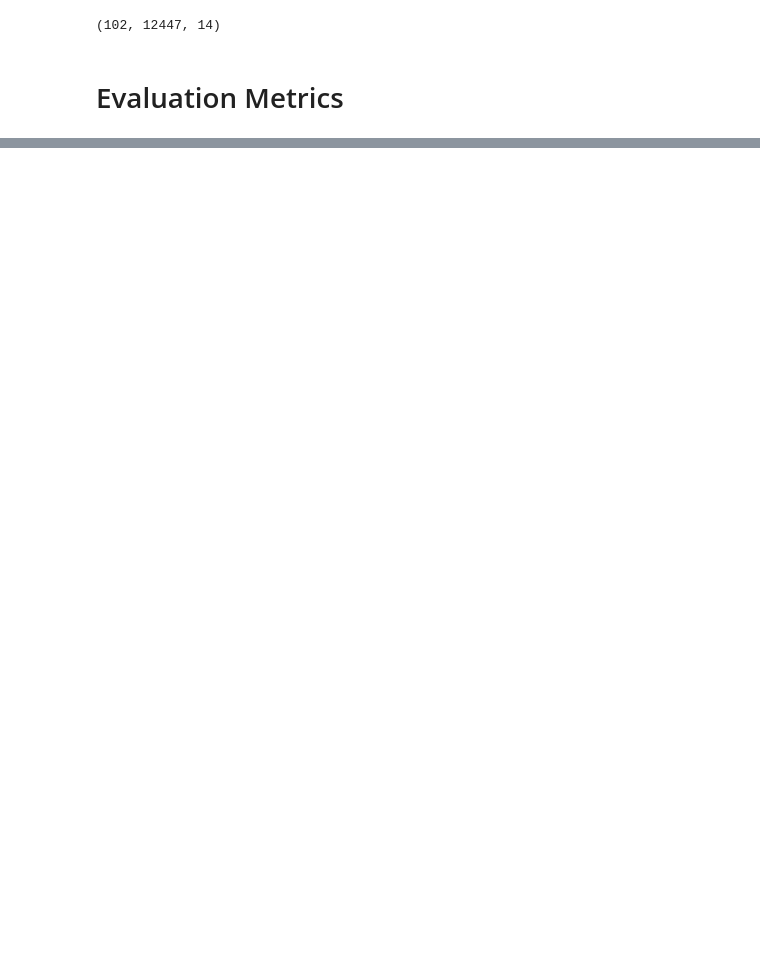
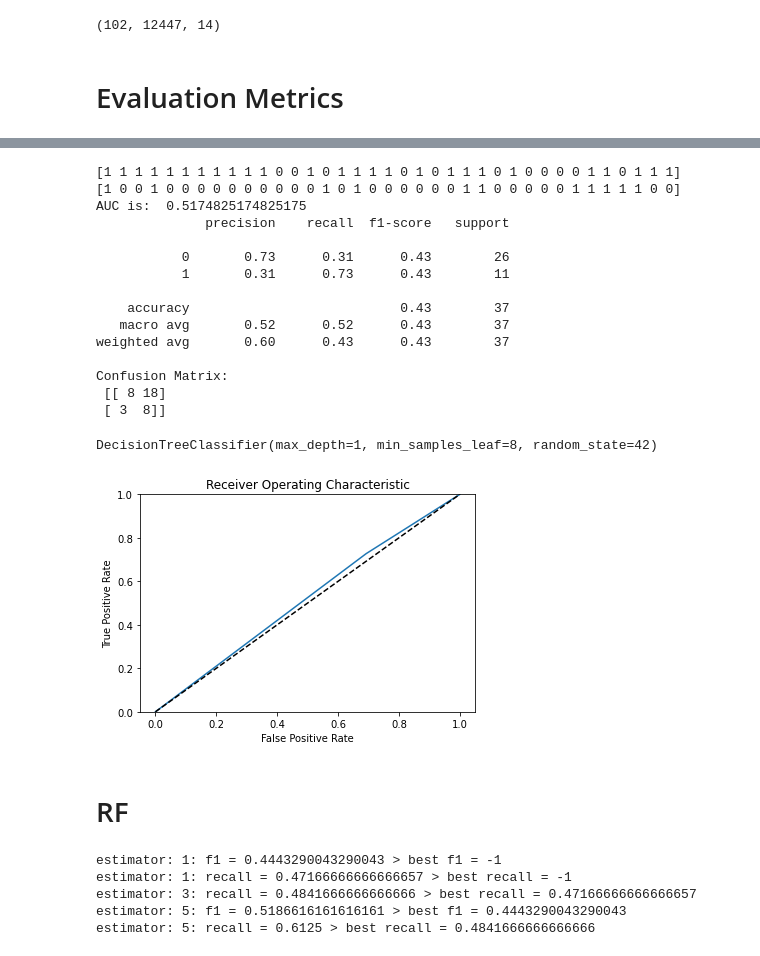
Before and after one commit to derong97/automatic-depression-detector, a Jupyter notebook: models/gaze/Gaze Model.ipynb, the cells around one changed output, grey strips where cells are left out. Drawn from its saved outputs; the diff is of its cells as text; code cells hidden in the pictures; blank space fills up the shorter version.

```diff
--- a/models/gaze/Gaze Model.ipynb
+++ b/models/gaze/Gaze Model.ipynb
@@ -116,0 +304,56 @@ evaluate_on_training_set(y_test, y_pred)
+# %%
+# Based on recall
+evaluate_model(best_tree_recall_model)
+# %% [output]
+[1 1 1 1 1 1 1 1 1 1 1 0 0 1 0 1 1 1 1 0 1 0 1 1 1 0 1 0 0 0 0 1 1 0 1 1 1]
+[1 0 0 1 0 0 0 0 0 0 0 0 0 0 1 0 1 0 0 0 0 0 0 1 1 0 0 0 0 0 1 1 1 1 1 0 0]
+AUC is:  0.5174825174825175
+              precision    recall  f1-score   support
+
+           0       0.73      0.31      0.43        26
+           1       0.31      0.73      0.43        11
+
+    accuracy                           0.43        37
+   macro avg       0.52      0.52      0.43        37
+weighted avg       0.60      0.43      0.43        37
+
+Confusion Matrix:
+ [[ 8 18]
+ [ 3  8]]
+DecisionTreeClassifier(max_depth=1, min_samples_leaf=8, random_state=42)
+[figure, added]
+# %% [markdown]
+# RF
+# %%
+def find_best_forest_model(n_estimators):
+    best_f1_model = None
+    best_recall_model = None
+    best_f1 = -1
+    best_recall = -1
+
+    for estimator in range(1, n_estimators + 1):
+        model = RandomForestClassifier(random_state=RANDOM_STATE, n_estimators=estimator)
+
+        f1_scores, recall_scores = k_cross(model)
+        f1 = np.mean(f1_scores)
+        recall = np.mean(recall_scores)
+
+        if f1 > best_f1:
+            print(f"estimator: {estimator}: f1 = {f1} > best f1 = {best_f1}")
+            best_f1 = f1
+            best_f1_model = model
+
+        if recall > best_recall:
+            print(f"estimator: {estimator}: recall = {recall} > best recall = {best_recall}")
+            best_recall = recall
+            best_recall_model = model
+
+    return best_f1_model, best_recall_model
+
+best_forest_f1_model, best_forest_recall_model = find_best_forest_model(30)
+# %% [output]
+estimator: 1: f1 = 0.4443290043290043 > best f1 = -1
+estimator: 1: recall = 0.47166666666666657 > best recall = -1
+estimator: 3: recall = 0.4841666666666666 > best recall = 0.47166666666666657
+estimator: 5: f1 = 0.5186616161616161 > best f1 = 0.4443290043290043
+estimator: 5: recall = 0.6125 > best recall = 0.4841666666666666
```
Also changed, not shown: parts of 25 cells of this notebook, 6 other files.
